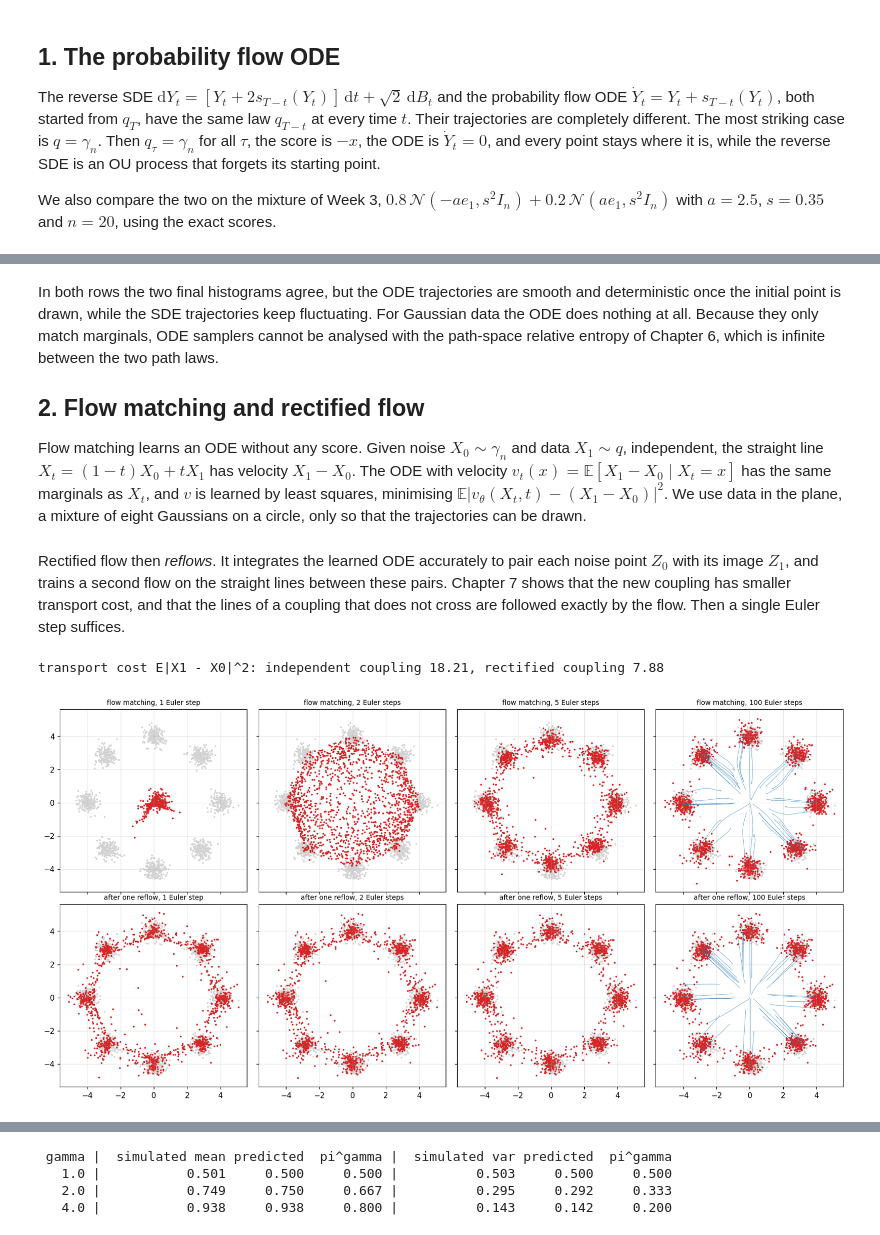
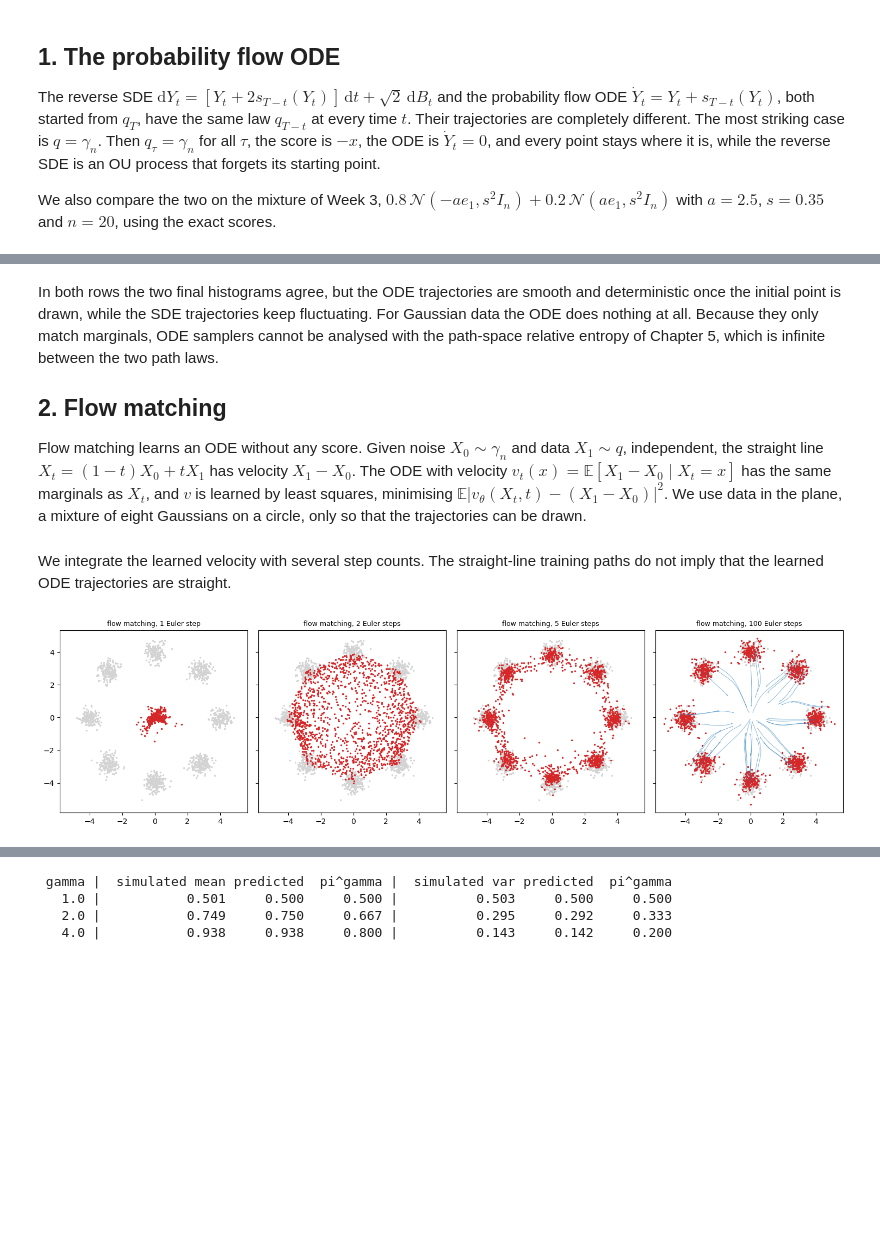
Before and after one commit to crispitagorico/gen-ai-imperial, a Jupyter notebook: code/week5_flows_and_guidance.ipynb, the cells around one changed output, grey strips where cells are left out. Cells and saved outputs as stored; diff of their text form; code cells hidden in the pictures; blank space fills up the shorter version.

```diff
--- a/code/week5_flows_and_guidance.ipynb
+++ b/code/week5_flows_and_guidance.ipynb
@@ -82,9 +82,9 @@ plt.tight_layout(); plt.show()
 In both rows the two final histograms agree, but the ODE trajectories are smooth and deterministic once the
 initial point is drawn, while the SDE trajectories keep fluctuating. For Gaussian data the ODE does nothing at all.
 Because they only match marginals, ODE samplers cannot be analysed with the path-space relative entropy of
-Chapter 6, which is infinite between the two path laws.
+Chapter 5, which is infinite between the two path laws.
 
-## 2. Flow matching and rectified flow
+## 2. Flow matching
 
 Flow matching learns an ODE without any score. Given noise $X_0\sim\gamma_n$ and data $X_1\sim q$, independent, the straight
 line $X_t=(1-t)X_0+tX_1$ has velocity $X_1-X_0$. The ODE with velocity $v_t(x)=\mathbb E[X_1-X_0\mid X_t=x]$ has the same marginals
@@ -123,32 +123,20 @@ def integrate(v, x0, K, keep=False):
 independent = lambda b: (torch.randn(b, 2), torch.tensor(sample_data(b), dtype=torch.float32))
 flow1 = train_flow(independent)
 # %% [markdown]
-Rectified flow then *reflows*. It integrates the learned ODE accurately to pair each noise point $Z_0$ with its
-image $Z_1$, and trains a second flow on the straight lines between these pairs. Chapter 7 shows that the new
-coupling has smaller transport cost, and that the lines of a coupling that does not cross are followed exactly by
-the flow. Then a single Euler step suffices.
+We integrate the learned velocity with several step counts. The straight-line training paths do not imply that the learned ODE trajectories are straight.
 # %%
-z0 = torch.randn(20_000, 2)
-z1 = integrate(flow1, z0, 200)
-print(f"transport cost E|X1 - X0|^2: independent coupling {np.mean(((sample_data(20_000) - rng.standard_normal((20_000, 2)))**2).sum(1)):.2f}, "
-      f"rectified coupling {((z1 - z0)**2).sum(1).mean():.2f}")
-reflowed = lambda b: (lambda i: (z0[i], z1[i]))(torch.randint(0, len(z0), (b,)))
-flow2 = train_flow(reflowed)
-
 x0 = torch.randn(1500, 2); target = sample_data(1500)
-fig, ax = plt.subplots(2, 4, figsize=(15, 7.5), sharex=True, sharey=True)
-for row, (v, name) in enumerate([(flow1, "flow matching"), (flow2, "after one reflow")]):
-    for col, K in enumerate([1, 2, 5, 100]):
-        out, path = integrate(v, x0, K, keep=True)
-        a_ = ax[row, col]
-        a_.scatter(*target.T, s=2, c="lightgray")
-        if K == 100:
-            for i in range(40):
-                a_.plot(path[:, i, 0], path[:, i, 1], lw=0.6, c="tab:blue", alpha=0.6)
-        a_.scatter(*out.numpy().T, s=2, c="tab:red")
-        a_.set_title(f"{name}, {K} Euler step{'s' if K > 1 else ''}", fontsize=9); a_.set_aspect("equal")
+fig, ax = plt.subplots(1, 4, figsize=(15, 4), sharex=True, sharey=True)
+for a_, K in zip(ax, [1, 2, 5, 100]):
+    out, path = integrate(flow1, x0, K, keep=True)
+    a_.scatter(*target.T, s=2, c="lightgray")
+    if K == 100:
+        for i in range(40):
+            a_.plot(path[:, i, 0], path[:, i, 1], lw=0.6, c="tab:blue", alpha=0.6)
+    a_.scatter(*out.numpy().T, s=2, c="tab:red")
+    a_.set_title(f"flow matching, {K} Euler step{'s' if K > 1 else ''}", fontsize=9)
+    a_.set_aspect("equal")
 plt.tight_layout(); plt.show()
 # %% [output]
-transport cost E|X1 - X0|^2: independent coupling 18.21, rectified coupling 7.88
-[figure, old version]
+[figure, new version]
 # %% [markdown]
```
Also changed, not shown: parts of 4 cells of this notebook, 11 other files.
